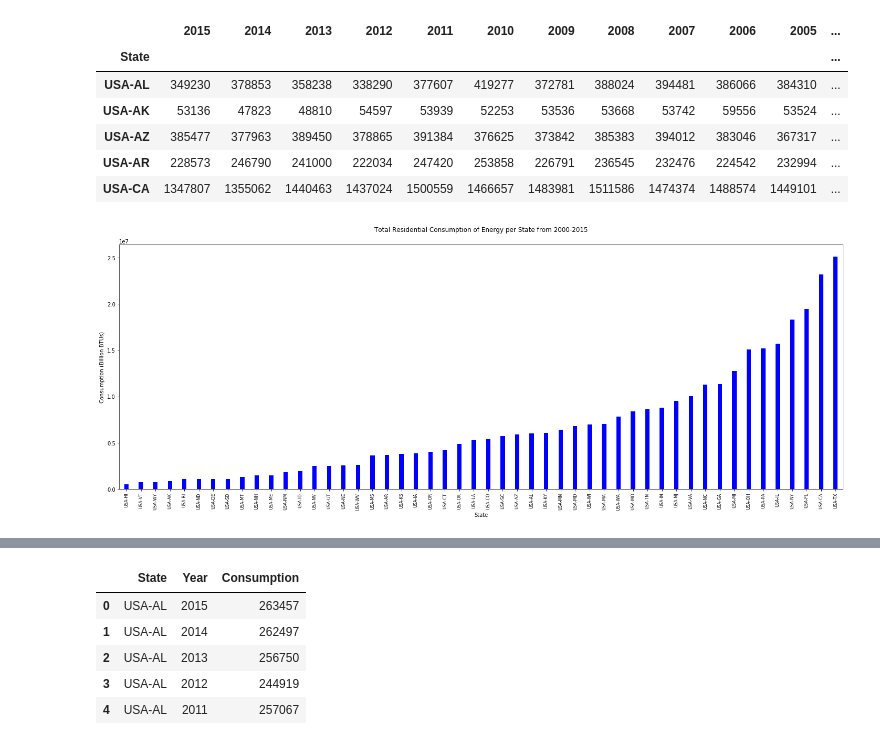
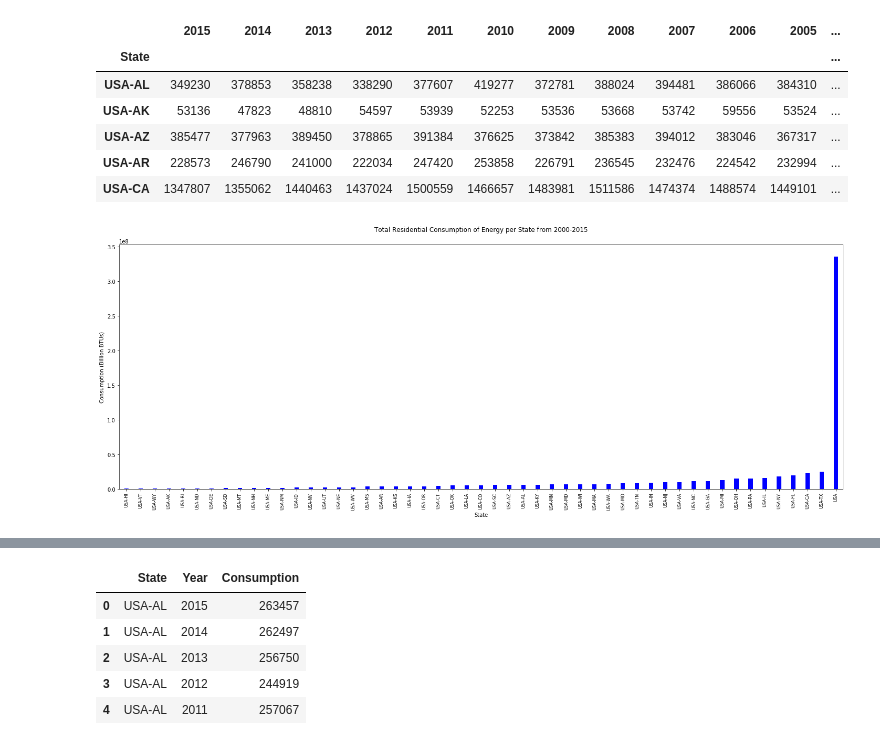
Before and after one commit to MabelDS89/Project-1, a Jupyter notebook: Combined_ResComInd_Analysis.ipynb, the cells around one changed output, grey strips where cells are left out. Drawn from its saved outputs; the diff is of its cells as text; code cells hidden in the pictures.

```diff
--- a/Combined_ResComInd_Analysis.ipynb
+++ b/Combined_ResComInd_Analysis.ipynb
@@ -20,7 +20,7 @@ series_stateids =[ "SEDS.TERCB.AL.A", "SEDS.TERCB.AK.A", "SEDS.TERCB.AZ.A", "SED
                    "SEDS.TERCB.OH.A", "SEDS.TERCB.OK.A", "SEDS.TERCB.OR.A", "SEDS.TERCB.PA.A", "SEDS.TERCB.RI.A",
                    "SEDS.TERCB.SC.A", "SEDS.TERCB.SD.A", "SEDS.TERCB.TN.A", "SEDS.TERCB.TX.A", "SEDS.TERCB.UT.A",
                    "SEDS.TERCB.VT.A", "SEDS.TERCB.VA.A", "SEDS.TERCB.WA.A", "SEDS.TERCB.WV.A", "SEDS.TERCB.WI.A",
-                   "SEDS.TERCB.WY.A"]
+                   "SEDS.TERCB.WY.A", "SEDS.TERCB.US.A"]
 # %%
 #Set EIA API Key
 api_key = '6137f2c566df03b61653f96b7dc5d69d'
@@ -160,26 +160,26 @@ res_consumption_df.head()
 # %%
 res_consumption_df.to_csv("Resources/Residential_Energy_Consumption.csv")
 # %%
-#res_df = res_consumption_df.drop(['USA'])
+res_df = res_consumption_df.drop(['USA'])
 res_df = res_consumption_df.sort_values('SubTotal')
 totals = res_df["SubTotal"]
 states = res_df.index.values
 ttl = "Total Residential Consumption of Energy per State from 2000-2015"
 x = states
 y = totals.values
 x_position = [0,1,2,3,4,5,6,7,8,9,10,11,12,13,14,15,16,17,18,19,20,21,22,23,24,25,26,27,28,29,30,31,32,33,34,35,36,37,38,39,40,
               41,42,43,44,45,46,47,48,49,50]
 plt.figure(figsize=(20,8))
 plt.bar(x, y, width=0.3, align="center", color='blue')
 plt.title(ttl, pad=25)
 plt.xlabel("State")
 plt.ylabel("Consumption (Billion BTUs)")
 plt.xticks(x, rotation='vertical')
 plt.tick_params(axis='x', labelsize=8)
 plt.xlim(-0.5, (len(x) - 0.5))
 plt.tight_layout()
 plt.savefig('Figures/Residential_Consumption_State.png')
 plt.show()
 # %% [output]
-[figure, old version]
+[figure, new version]
 # %%
```
Also changed, not shown: parts of 14 cells of this notebook.
